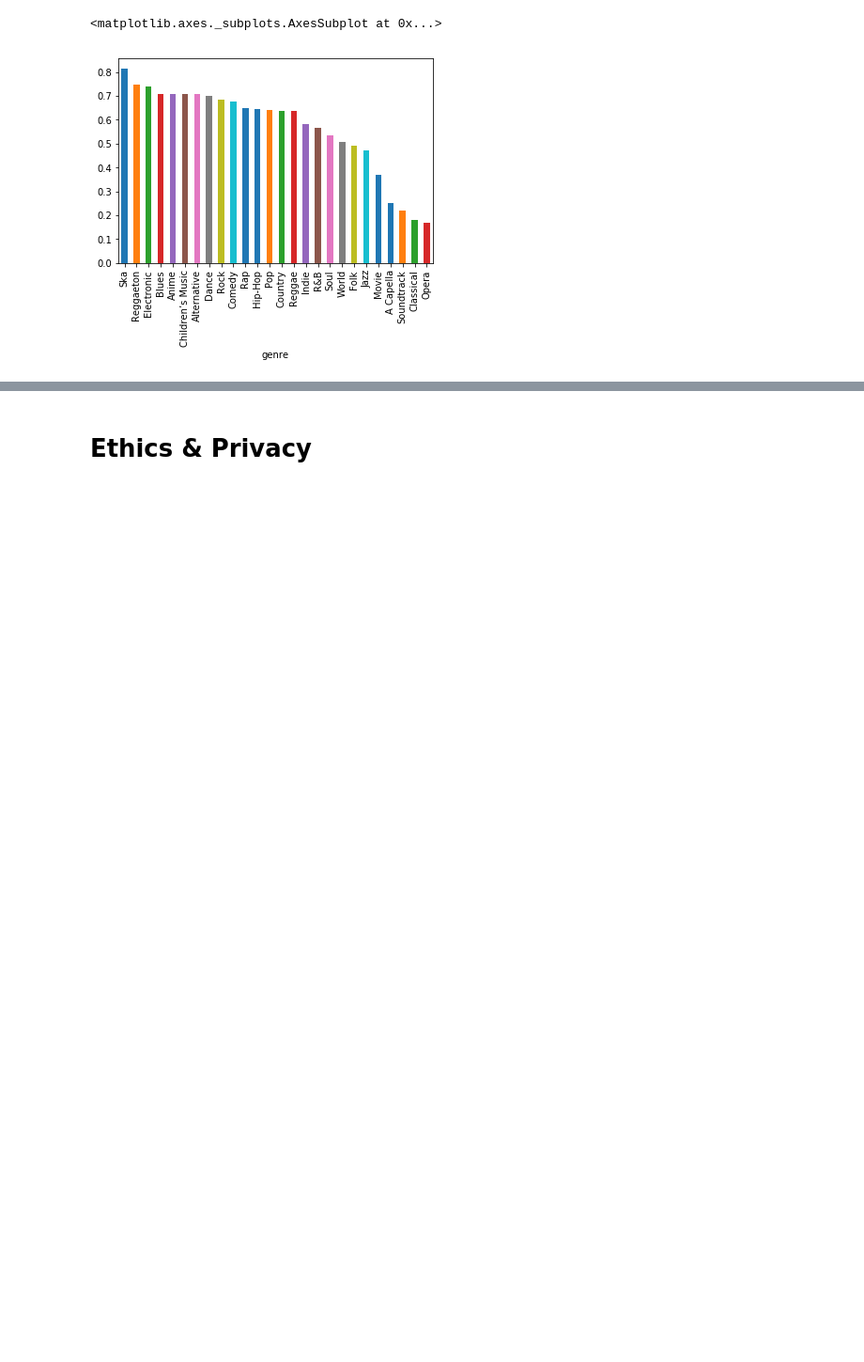
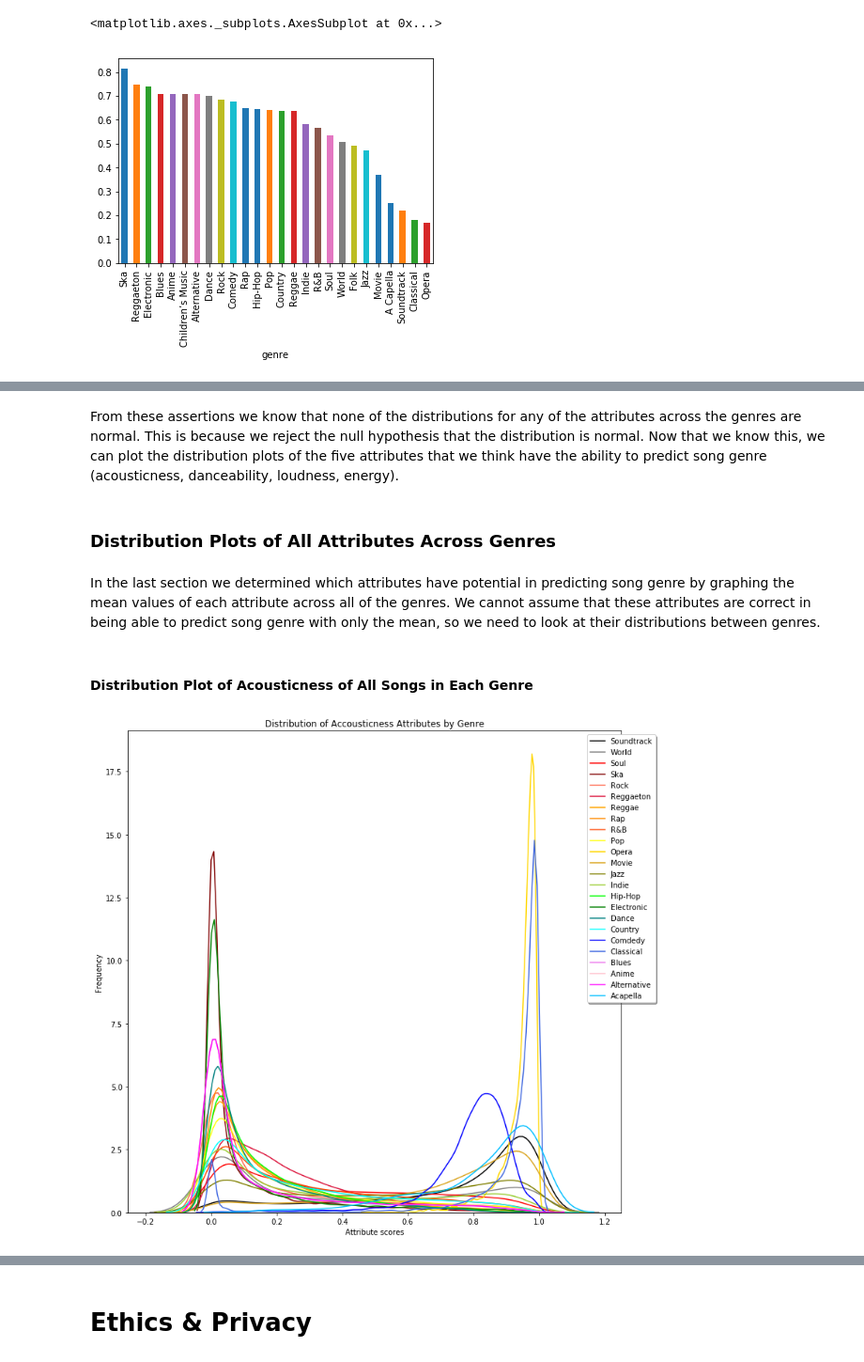
Before and after one commit to jamesjaeyu/SpotifyGenreAnalysis, a Jupyter notebook: FinalProject_group88.ipynb, the cells around one changed output, grey strips where cells are left out. Shown at 94% size. Drawn from its saved outputs; the diff is of its cells as text; code cells hidden in the pictures; blank space fills up the shorter version.

Commit message:
Progress on EDA section

```diff
--- a/FinalProject_group88.ipynb
+++ b/FinalProject_group88.ipynb
@@ -314,0 +469,44 @@ en_means.plot.bar()
+# %% [markdown]
+From these assertions we know that none of the distributions for any of the attributes across the genres are normal. This is because we reject the null hypothesis that the distribution is normal. Now that we know this, we can plot the distribution plots of the five attributes that we think have the ability to predict song genre (acousticness, danceability, loudness, energy).
+# %% [markdown]
+### Distribution Plots of All Attributes Across Genres
+# %% [markdown]
+In the last section we determined which attributes have potential in predicting song genre by graphing the mean values of each attribute across all of the genres. We cannot assume that these attributes are correct in being able to predict song genre with only the mean, so we need to look at their distributions between genres.
+# %% [markdown]
+#### Distribution Plot of Acousticness of All Songs in Each Genre
+# %%
+sns.distplot(df_Soundtrack[['acousticness']], bins = 25,   hist=False, rug=False, label = 'Soundtrack', color= 'black' )
+sns.distplot(df_World[['acousticness']], bins = 25,   hist=False, rug=False, label = 'World', color= 'grey' )
+sns.distplot(df_Soul[['acousticness']], bins = 25,   hist=False, rug=False, label = 'Soul', color= 'red' )
+sns.distplot(df_Ska[['acousticness']], bins = 25,   hist=False, rug=False, label = 'Ska', color= 'maroon' )
+sns.distplot(df_Rock[['acousticness']], bins = 25,   hist=False, rug=False, label = 'Rock', color= 'tomato' )
+sns.distplot(df_Reggaeton[['acousticness']], bins = 25,   hist=False, rug=False, label = 'Reggaeton', color= 'crimson' )
+sns.distplot(df_Reggae[['acousticness']], bins = 25,   hist=False, rug=False, label = 'Reggae', color= 'orange' )
+sns.distplot(df_Rap[['acousticness']], bins = 25,   hist=False, rug=False, label = 'Rap', color= 'darkorange' )
+sns.distplot(df_RandB[['acousticness']], bins = 25,   hist=False, rug=False, label = 'R&B', color= 'orangered' )
+sns.distplot(df_Pop[['acousticness']], bins = 25,   hist=False, rug=False, label = 'Pop', color= 'yellow' )
+sns.distplot(df_Opera[['acousticness']], bins = 25,   hist=False, rug=False, label = 'Opera', color= 'gold' )
+sns.distplot(df_Movie[['acousticness']], bins = 25,   hist=False, rug=False, label = 'Movie', color= 'goldenrod' )
+sns.distplot(df_Jazz [['acousticness']], bins = 25,   hist=False, rug=False, label = 'Jazz ', color= 'olive' )
+sns.distplot(df_Indie[['acousticness']], bins = 25,   hist=False, rug=False, label = 'Indie', color= 'yellowgreen' )
+sns.distplot(df_HipHop[['acousticness']], bins = 25,   hist=False, rug=False, label = 'Hip-Hop', color= 'lime' )
+sns.distplot(df_Electronic[['acousticness']], bins = 25,   hist=False, rug=False, label = 'Electronic', color= 'green' )
+sns.distplot(df_Dance[['acousticness']], bins = 25,   hist=False, rug=False, label = 'Dance', color= 'teal' )
+sns.distplot(df_Country[['acousticness']], bins = 25,   hist=False, rug=False, label = 'Country', color= 'cyan' )
+sns.distplot(df_Comdedy[['acousticness']], bins = 25,   hist=False, rug=False, label = 'Comdedy', color= 'blue' )
+sns.distplot(df_Classical[['acousticness']], bins = 25,   hist=False, rug=False, label = 'Classical', color= 'royalblue' )
+sns.distplot(df_ChildrensMusic[['acousticness']], bins = 25,   hist=False, rug=False, label = "Children's Music", color= 'indigo' )
+sns.distplot(df_Blues[['acousticness']], bins = 25,   hist=False, rug=False, label = 'Blues', color= 'violet' )
+sns.distplot(df_Anime[['acousticness']], bins = 25,   hist=False, rug=False, label = 'Anime ', color= 'pink' )
+sns.distplot(df_Alternative[['acousticness']], bins = 25,   hist=False, rug=False, label = 'Alternative', color= 'magenta' )
+sns.distplot(df_Acapella[['acousticness']], bins = 25,   hist=False, rug=False, label = 'Acapella', color= 'deepskyblue' )
+
+
+plt.xlabel('Attribute scores')
+plt.ylabel('Frequency')
+plt.title('Distribution of Accousticness Attributes by Genre')
+plt.legend(loc='upper center', bbox_to_anchor=(1, 1), shadow=True, ncol=1)
+fig = plt.gcf()
+fig.set_size_inches(12,12)
+# %% [output]
+[figure, added]
```
Also changed, not shown: parts of 73 cells of this notebook.
